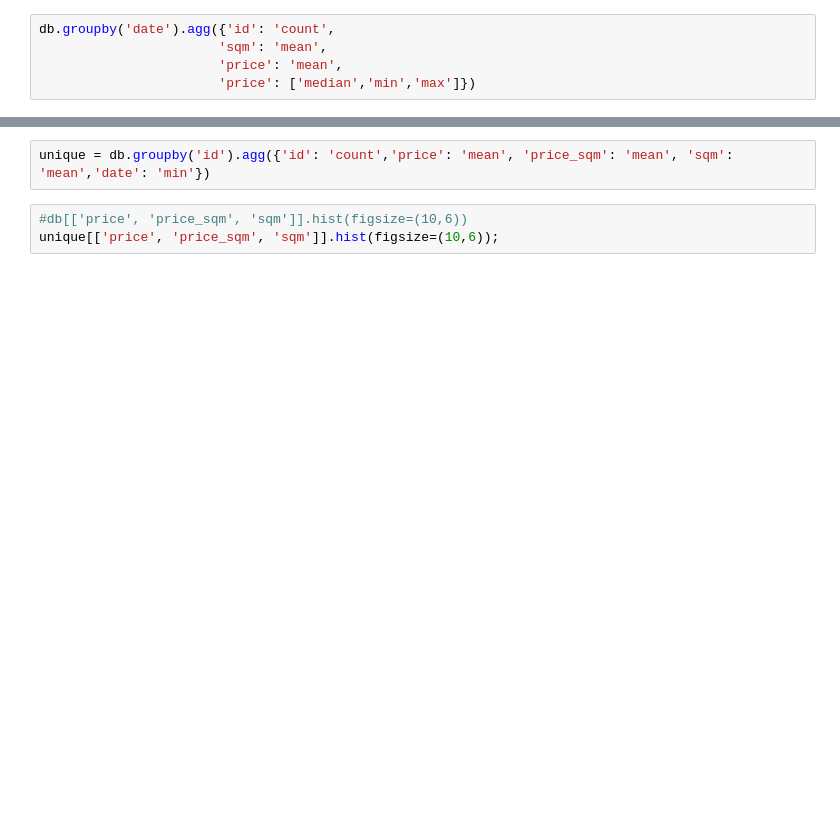
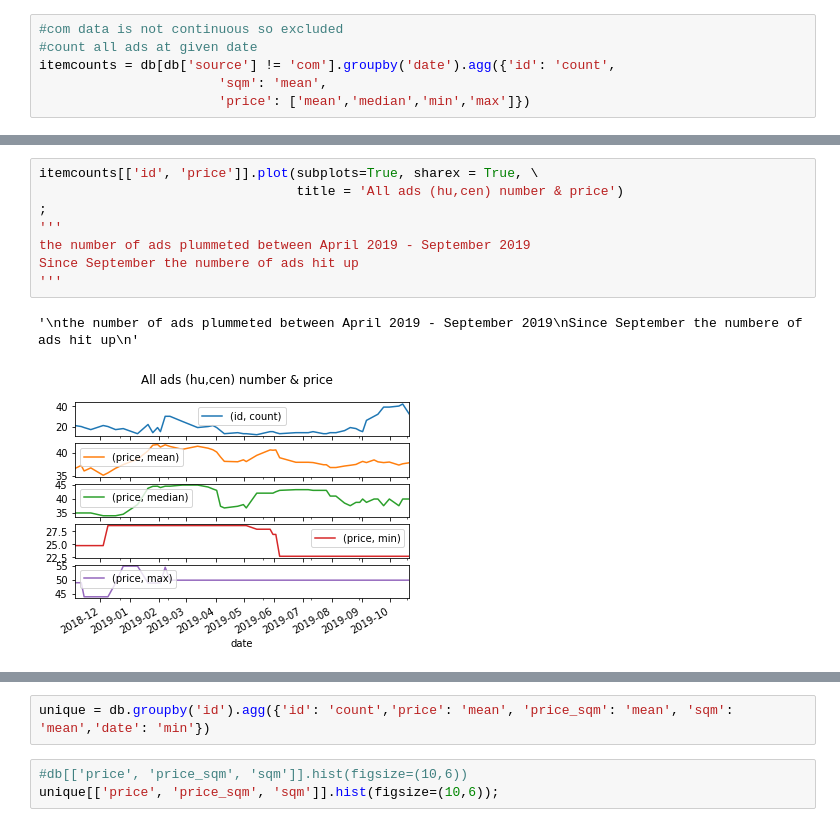
Before and after one commit to Htrismegistos/projectbuds, a Jupyter notebook: Hungarian_property/Statistics.ipynb, the cells around one changed output, grey strips where cells are left out. Cells and saved outputs as stored; diff of their text form; blank space fills up the shorter version.

```diff
--- a/Hungarian_property/Statistics.ipynb
+++ b/Hungarian_property/Statistics.ipynb
@@ -27,5 +46,6 @@ memory usage: 20.2+ KB
 # %%
-db.groupby('date').agg({'id': 'count',
+#com data is not continuous so excluded
+#count all ads at given date
+itemcounts = db[db['source'] != 'com'].groupby('date').agg({'id': 'count',
                        'sqm': 'mean',
-                       'price': 'mean',
-                       'price': ['median','min','max']})
+                       'price': ['mean','median','min','max']})
@@ -45,0 +64,11 @@ db[['price', 'price_sqm', 'sqm']].hist(figsize=(10,6));
+# %%
+itemcounts[['id', 'price']].plot(subplots=True, sharex = True, \
+                                 title = 'All ads (hu,cen) number & price')
+;
+'''
+the number of ads plummeted between April 2019 - September 2019
+Since September the numbere of ads hit up
+'''
+# %% [output]
+'\nthe number of ads plummeted between April 2019 - September 2019\nSince September the numbere of ads hit up\n'
+[figure, added]
```
Also changed, not shown: parts of 15 cells of this notebook.
